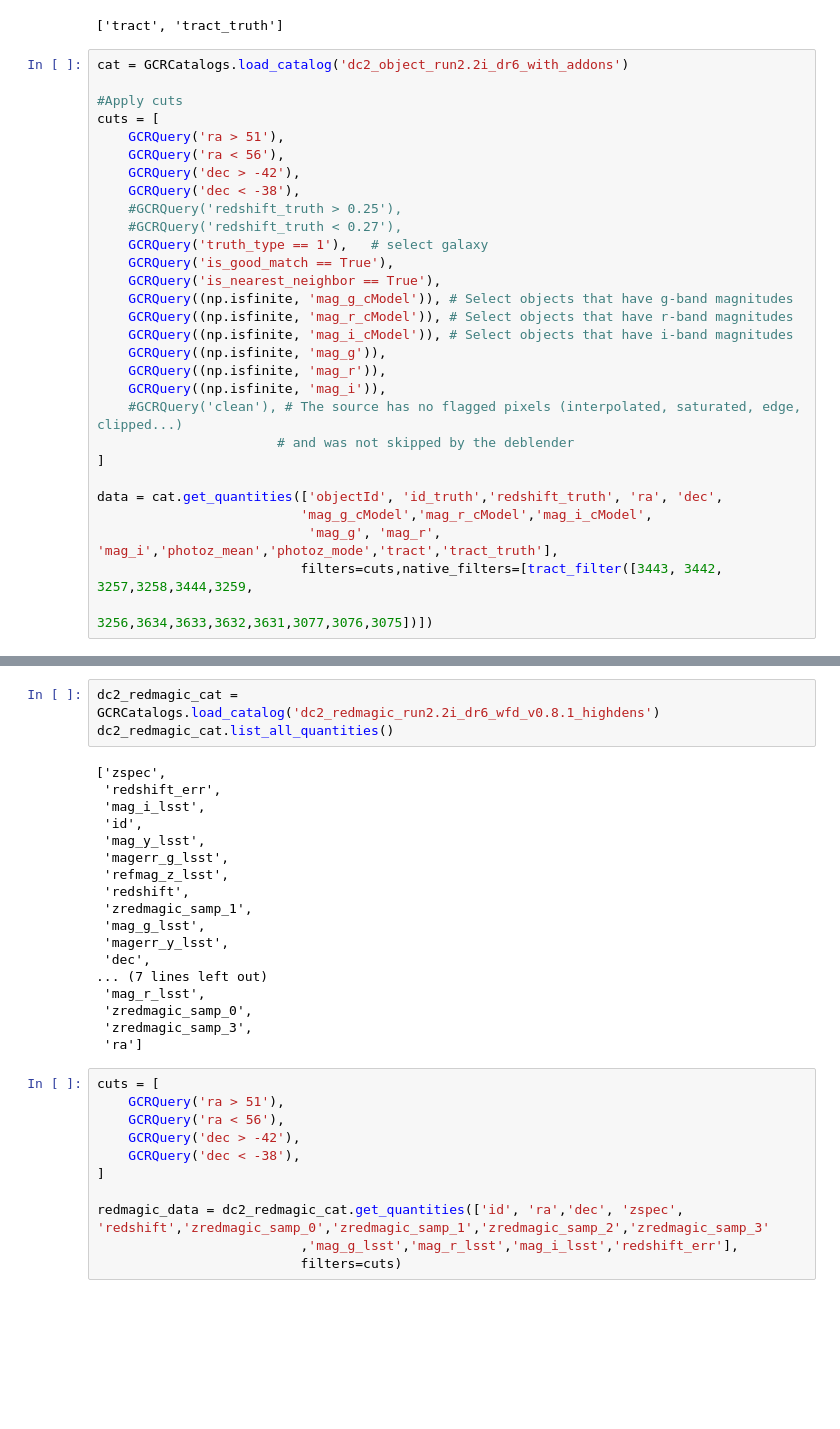
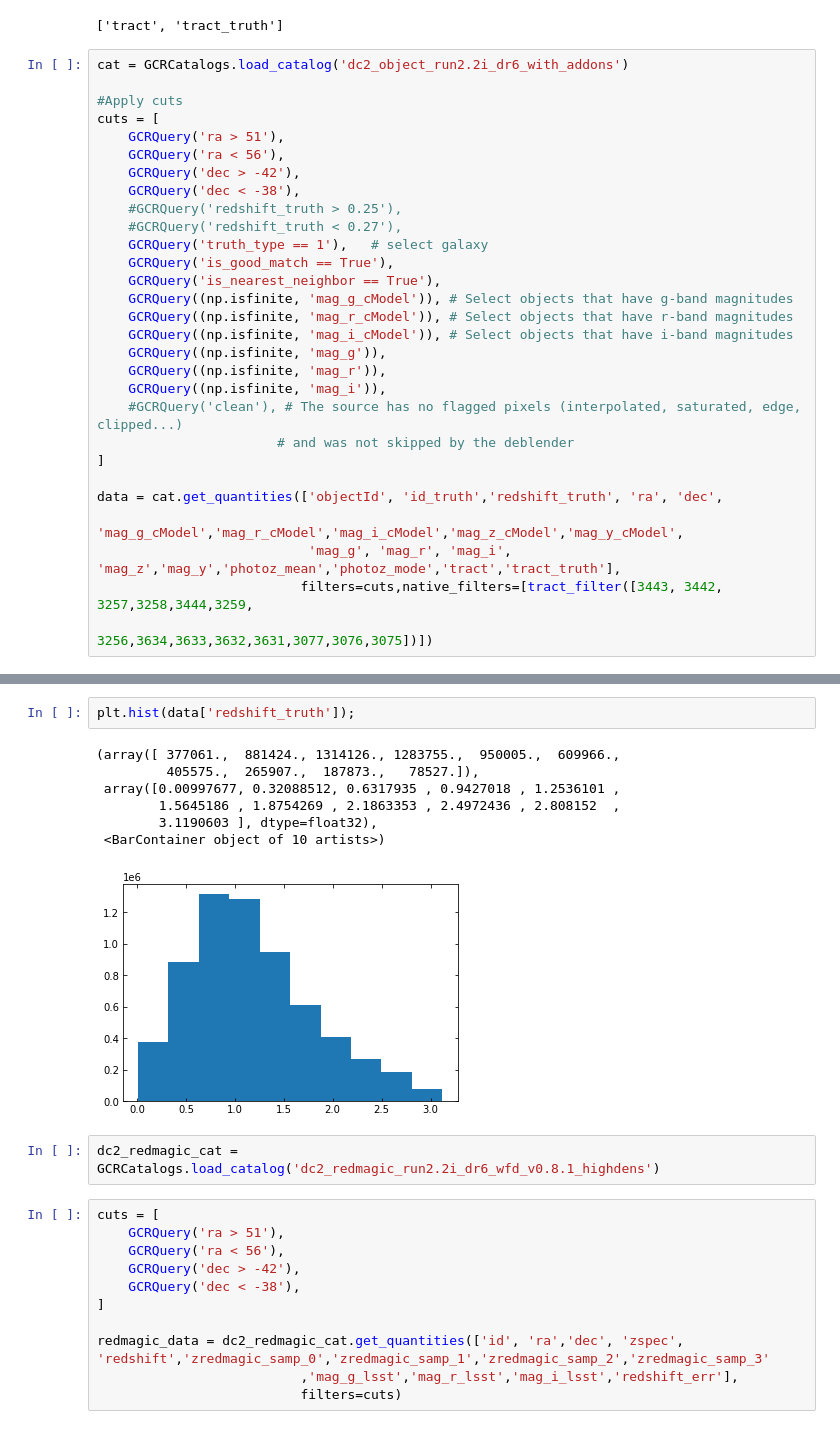
Before and after one commit to Zhiyuan-G/Rubin-Roman-redmagic, a Jupyter notebook: DC2-explore.ipynb, the cells around one changed output, grey strips where cells are left out. Cells and saved outputs as stored; diff of their text form; blank space fills up the shorter version.

```diff
--- a/DC2-explore.ipynb
+++ b/DC2-explore.ipynb
@@ -64,7 +44,7 @@ cuts = [
 ]
 
 data = cat.get_quantities(['objectId', 'id_truth','redshift_truth', 'ra', 'dec',
-                          'mag_g_cModel','mag_r_cModel','mag_i_cModel',
-                           'mag_g', 'mag_r', 'mag_i','photoz_mean','photoz_mode','tract','tract_truth'],
+                          'mag_g_cModel','mag_r_cModel','mag_i_cModel','mag_z_cModel','mag_y_cModel',
+                           'mag_g', 'mag_r', 'mag_i', 'mag_z','mag_y','photoz_mean','photoz_mode','tract','tract_truth'],
                           filters=cuts,native_filters=[tract_filter([3443, 3442, 3257,3258,3444,3259,
                                                                      3256,3634,3633,3632,3631,3077,3076,3075])])
@@ -86,25 +69,16 @@ plt.savefig('../plots/DC2_overlap_tract.png')
 [figure]
+# %%
+plt.hist(data['redshift_truth']);
+# %% [output]
+(array([ 377061.,  881424., 1314126., 1283755.,  950005.,  609966.,
+         405575.,  265907.,  187873.,   78527.]),
+ array([0.00997677, 0.32088512, 0.6317935 , 0.9427018 , 1.2536101 ,
+        1.5645186 , 1.8754269 , 2.1863353 , 2.4972436 , 2.808152  ,
+        3.1190603 ], dtype=float32),
+ <BarContainer object of 10 artists>)
+[figure, added]
 # %%
 dc2_redmagic_cat = GCRCatalogs.load_catalog('dc2_redmagic_run2.2i_dr6_wfd_v0.8.1_highdens')
-dc2_redmagic_cat.list_all_quantities()
-# %% [output]
-['zspec',
- 'redshift_err',
- 'mag_i_lsst',
- 'id',
- 'mag_y_lsst',
- 'magerr_g_lsst',
- 'refmag_z_lsst',
- 'redshift',
- 'zredmagic_samp_1',
- 'mag_g_lsst',
- 'magerr_y_lsst',
- 'dec',
-... (7 lines left out)
- 'mag_r_lsst',
- 'zredmagic_samp_0',
- 'zredmagic_samp_3',
- 'ra']
 # %%
 cuts = [
     GCRQuery('ra > 51'),
```
Also changed, not shown: parts of 25 cells of this notebook.
